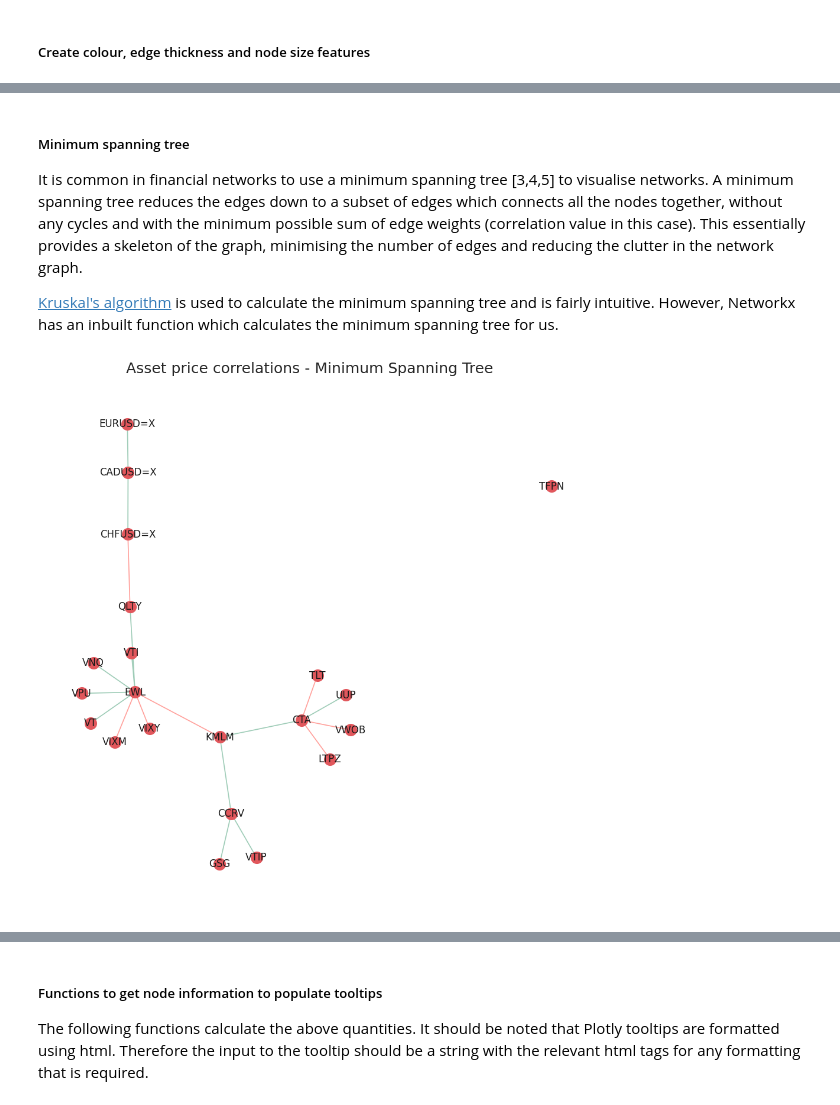
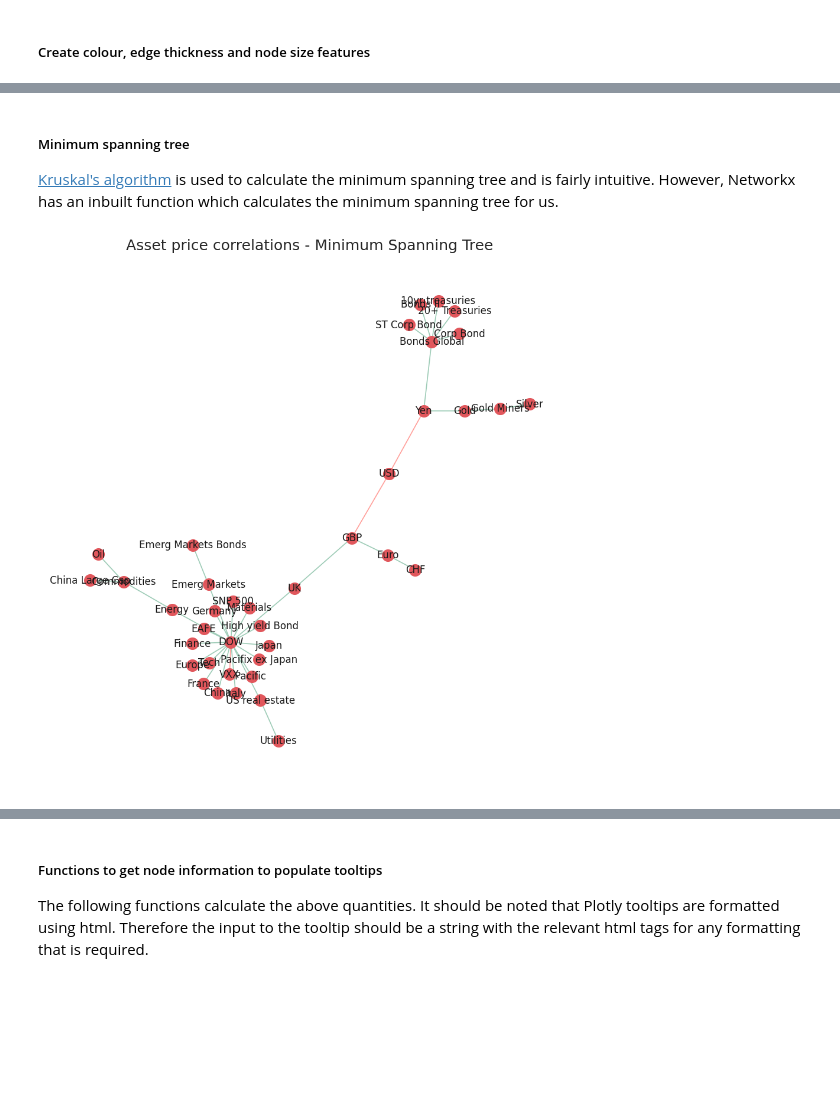
Before and after one commit to melintea/asset_price_correlations, a Jupyter notebook: visualising_stock_correlations.ipynb, the cells around one changed output, grey strips where cells are left out. Saved outputs shown, nothing was run; the diff lists cells and outputs as text; code cells hidden in the pictures; blank space fills up the shorter version.

```diff
--- a/visualising_stock_correlations.ipynb
+++ b/visualising_stock_correlations.ipynb
@@ -135,8 +159,8 @@ log_returns_df.head()
 To calculate the pairwise correlations between assets we can simply use the inbuilt pandas _corr()_ function.
 # %%
 # calculate correlation matrix using inbuilt pandas function
-correlation_matrix = log_returns_df.corr()
+assetCorrMatrix = assetReturns.corr()
 
 # show first five rows of the correlation matrix
-correlation_matrix.head()
+assetCorrMatrix.head()
 # %% [output]
@@ -204 +198,4 @@ edges.head()
 [interactive output not drawn]
+# %%
+assetEdges = edges(assetCorrMatrix)
+assetEdges.head()
@@ -297,0 +261,3 @@ print(str(len(remove)) + " edges removed")
+# %%
+assetG0 = undirected_graph(assetEdges, 0.5)
+print(assetG0)
@@ -315,15 +285,23 @@ def assign_node_size(degree, scaling_factor=50):
 
 # assign colours to edges depending on positive or negative correlation
 # assign edge thickness depending on magnitude of correlation
-edge_colours = []
-edge_width = []
-for key, value in nx.get_edge_attributes(Gx, "correlation").items():
-    edge_colours.append(assign_colour(value))
-    edge_width.append(assign_thickness(value))
+def edge_colours(Gx):
+    colours = []
+    for key, value in nx.get_edge_attributes(Gx, "correlation").items():
+        colours.append(assign_colour(value))
+    return colours
+
+def edge_width(Gx):
+    width = []
+    for key, value in nx.get_edge_attributes(Gx, "correlation").items():
+        width.append(assign_thickness(value))
+    return width
 
 # assign node size depending on number of connections (degree)
-node_size = []
-for key, value in dict(Gx.degree).items():
-    node_size.append(assign_node_size(value))
+def node_size(Gx):
+    sizes = []
+    for key, value in dict(Gx.degree).items():
+        sizes.append(assign_node_size(value))
+    return sizes
 # %% [output]
 [interactive output not drawn]
@@ -383,35 +308,36 @@ As the layout now positions the nodes which are strongly correlated in space, it
 # %% [markdown]
 ##### Minimum spanning tree
 
-It is common in financial networks to use a minimum spanning tree [3,4,5] to visualise networks. A minimum spanning tree reduces the edges down to a subset of edges which connects all the nodes together, without any cycles and with the minimum possible sum of edge weights (correlation value in this case). This essentially provides a skeleton of the graph, minimising the number of edges and reducing the clutter in the network graph.
-
 [Kruskal's algorithm](https://en.wikipedia.org/wiki/Kruskal%27s_algorithm) is used to calculate the minimum spanning tree and is fairly intuitive. However, Networkx has an inbuilt function which calculates the minimum spanning tree for us.
 # %%
+sns.set(rc={"figure.figsize": (9, 9)})
+font_dict = {"fontsize": 18}
+
 # create minimum spanning tree layout from Gx
 # (after small correlations have been removed)
-mst = nx.minimum_spanning_tree(Gx)
+mst = nx.minimum_spanning_tree(assetG0)
 
 edge_colours = []
 
 # assign edge colours
 for key, value in nx.get_edge_attributes(mst, "correlation").items():
     edge_colours.append(assign_colour(value))
 
 
 # draw minimum spanning tree. Set node size and width to constant
 nx.draw(
     mst,
     with_labels=True,
     pos=nx.fruchterman_reingold_layout(mst),
     node_size=200,
     node_color="#e1575c",
     edge_color=edge_colours,
     width=1.2,
 )
 
 # set title
 plt.title("Asset price correlations - Minimum Spanning Tree", fontdict=font_dict)
 plt.show()
 # %% [output]
-[figure, old version]
+[figure, new version]
 [interactive output not drawn]
```
Also changed, not shown: parts of 51 cells of this notebook, 5 other files.
